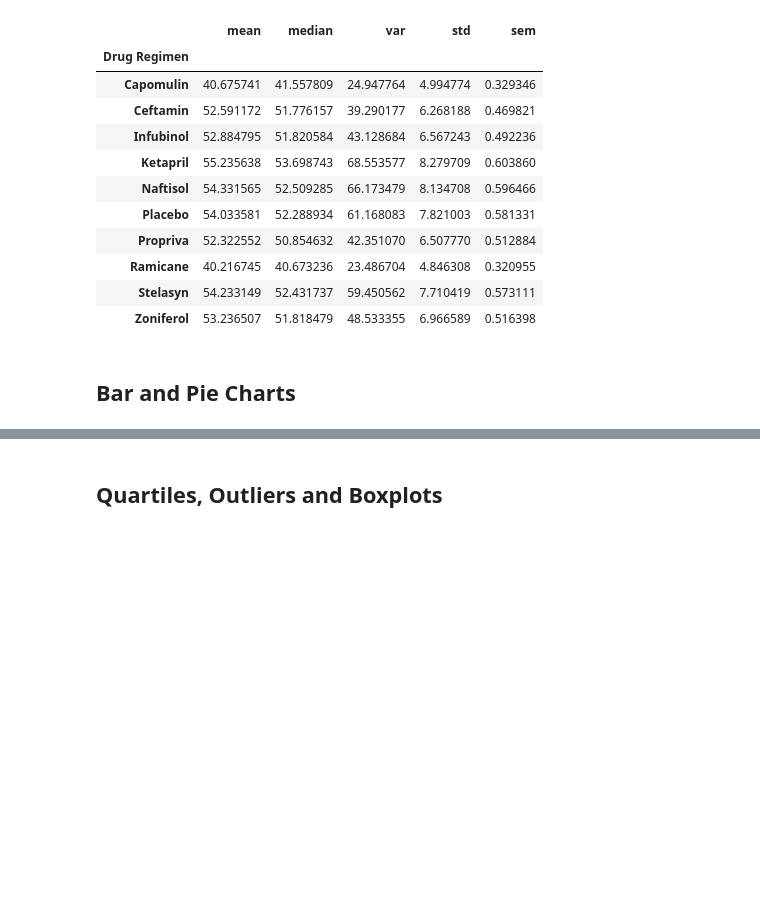
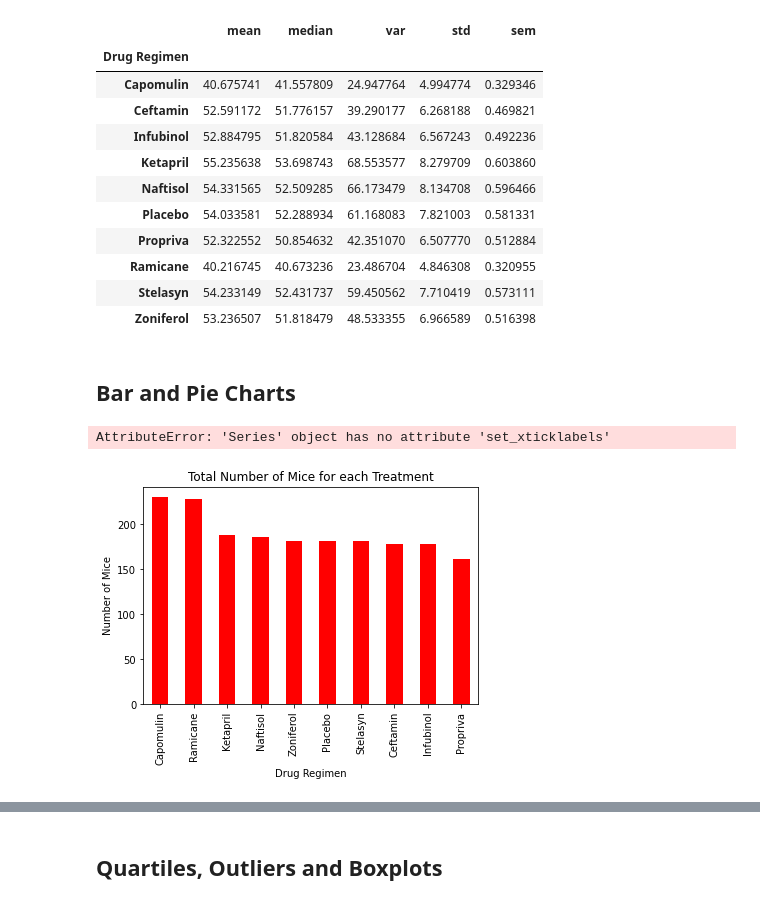
Before and after one commit to SybileC/matplotlib-challenge, a Jupyter notebook: 02-Homework_05-Matplotlib_Instructions_Pymaceuticals_pymaceuticals_starter.ipynb, the cells around one changed output, grey strips where cells are left out. Saved outputs shown, nothing was run; the diff lists cells and outputs as text; code cells hidden in the pictures; blank space fills up the shorter version.

```diff
--- a/02-Homework_05-Matplotlib_Instructions_Pymaceuticals_pymaceuticals_starter.ipynb
+++ b/02-Homework_05-Matplotlib_Instructions_Pymaceuticals_pymaceuticals_starter.ipynb
@@ -133,3 +134,12 @@ summary_statistics2
 ## Bar and Pie Charts
 # %%
 # Generate a bar plot showing the total number of mice for each treatment throughout the course of the study using pandas.
+drug_count = duplicate_mice["Drug Regimen"].value_counts()
+drug_count.plot(kind='bar', facecolor='r')
+plt.title("Total Number of Mice for each Treatment")
+plt.ylabel("Number of Mice")
+plt.xlabel("Drug Regimen")
+drug_count.set_xticklabels(rotation=45)
+# %% [output]
+AttributeError: 'Series' object has no attribute 'set_xticklabels'
+[figure, added]
```
Also changed, not shown: parts of 4 cells of this notebook.
